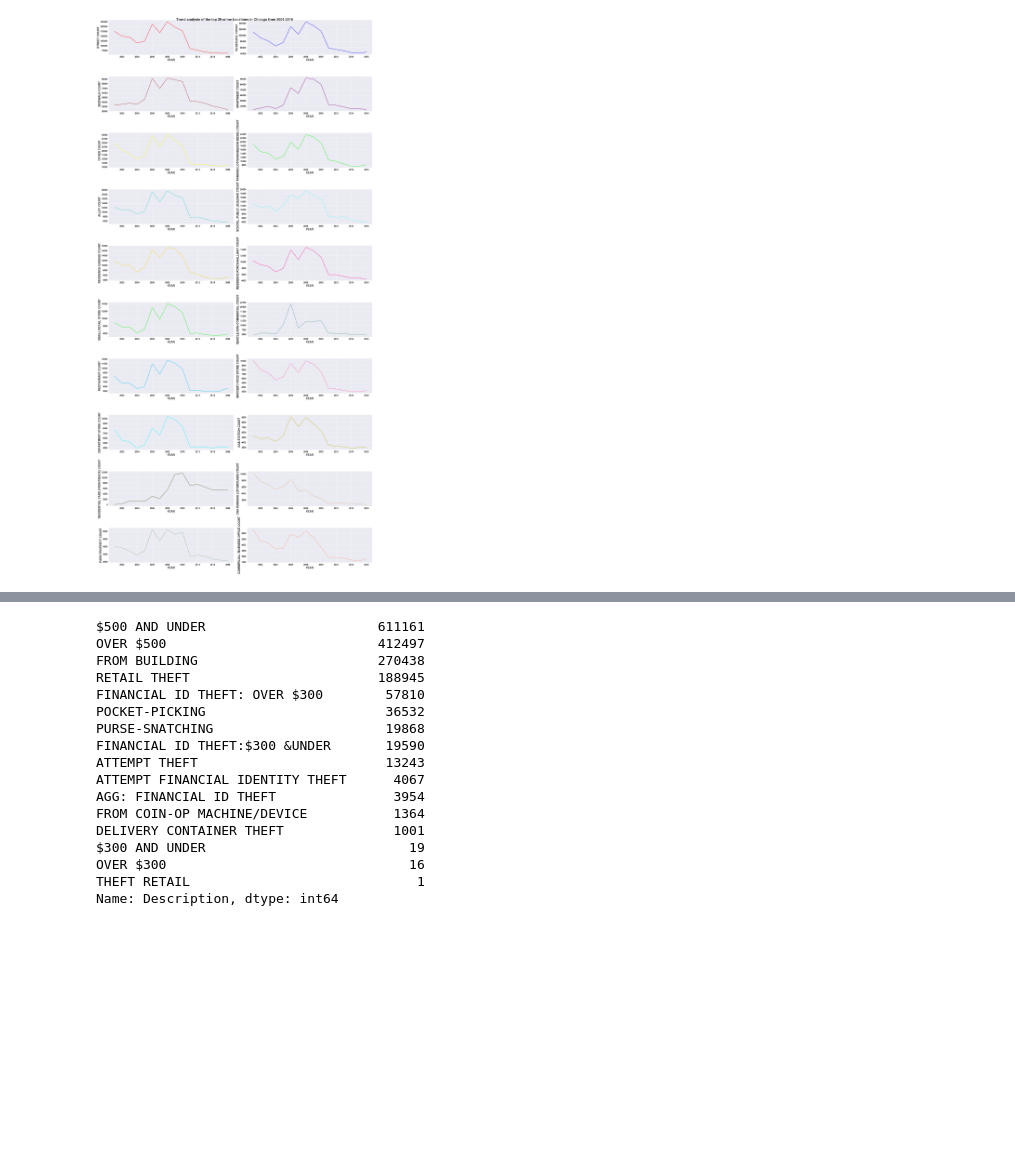
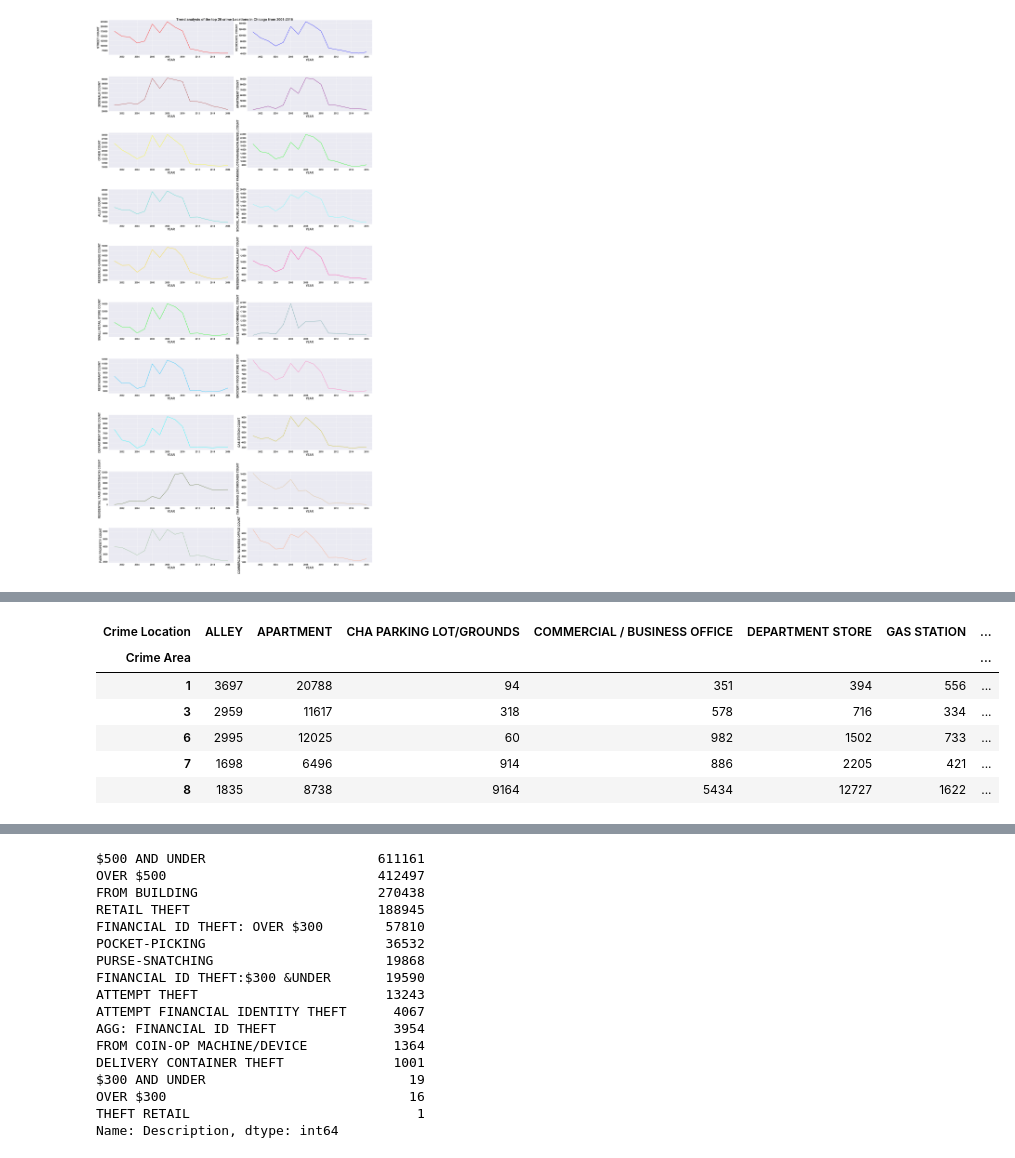
Before and after one commit to bodhisattamaiti25/projects-data-science, a Jupyter notebook: chicago_crime_data_analysis/chicago_crime_data_analysis.ipynb, the cells around one changed output, grey strips where cells are left out. Saved outputs shown, nothing was run; the diff lists cells and outputs as text; code cells hidden in the pictures; blank space fills up the shorter version.

```diff
--- a/chicago_crime_data_analysis/chicago_crime_data_analysis.ipynb
+++ b/chicago_crime_data_analysis/chicago_crime_data_analysis.ipynb
@@ -555,0 +612,11 @@ plt.show()
+# %%
+crime_counts_by_area_crimeLocation_df = crime_counts_by_area_crimeLocation_df.pivot('Crime Area', 'Crime Location', 'Count')
+crime_counts_by_area_crimeLocation_df.head()
+# %% [output]
+| Crime Location | ALLEY | APARTMENT | CHA PARKING LOT/GROUNDS | COMMERCIAL / BUSINESS OFFICE | DEPARTMENT STORE | GAS STATION | ... |
+| Crime Area |  |  |  |  |  |  | ... |
+| 1 | 3697 | 20788 | 94 | 351 | 394 | 556 | ... |
+| 3 | 2959 | 11617 | 318 | 578 | 716 | 334 | ... |
+| 6 | 2995 | 12025 | 60 | 982 | 1502 | 733 | ... |
+| 7 | 1698 | 6496 | 914 | 886 | 2205 | 421 | ... |
+| 8 | 1835 | 8738 | 9164 | 5434 | 12727 | 1622 | ... |
```
Also changed, not shown: parts of 7 cells of this notebook.
